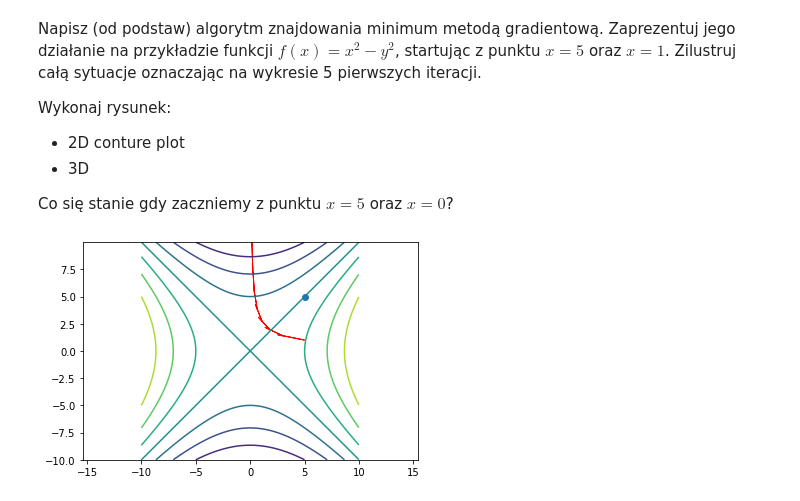
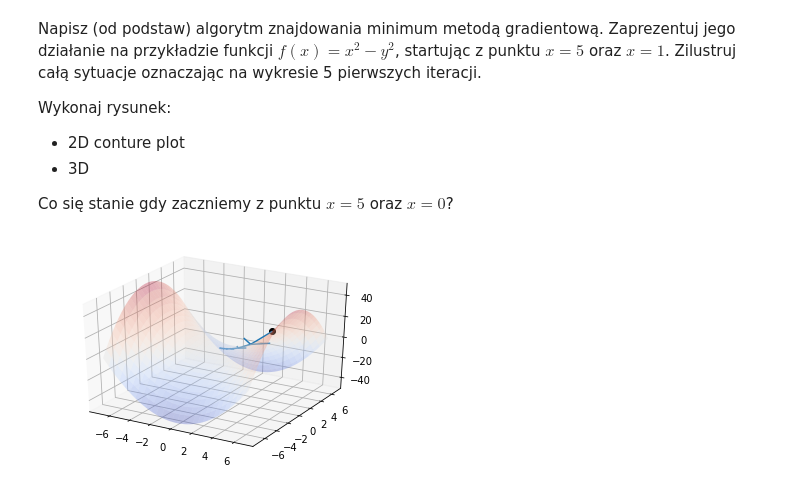
Before and after one commit to Banzanic/PSI-zadania, a Jupyter notebook: Z11_B_Gradient_Descent.ipynb, the cells around one changed output. Cells and saved outputs as stored; diff of their text form; code cells hidden in the pictures.

```diff
--- a/Z11_B_Gradient_Descent.ipynb
+++ b/Z11_B_Gradient_Descent.ipynb
@@ -246,7 +246,7 @@ $$
 import numpy as np
 import matplotlib.pyplot as plt
 
-chi2 = lambda x,y: 4*x**2-2*x+y**2
+chi2 = lambda x,y: x**2-2*x+y**2
 
 x = np.arange(-10,10,0.02)
 y = np.arange(-10,10,0.02)
@@ -263,7 +263,7 @@ plt.plot([5],[5],"o")
 #####################################
 
 def step_gradient_2d(x_current, y_current, learningRate):
-    x_gradient = 8*x_current-2
+    x_gradient = 2*x_current-2
     y_gradient = 2*y_current
 
     new_x = x_current - (learningRate * x_gradient)
@@ -281,8 +281,8 @@ def gradient_descent_runner_2d(starting_x, starting_y, learning_rate, num_iterat
     return [x, y]
 
 
-learning_rate = 0.3
-initial_x = 0 # initial y-intercept guess
+learning_rate = 0.1
+initial_x = 5 # initial y-intercept guess
 initial_y = 5 # initial slope guess
 num_iterations = 1000
 [x, y] = gradient_descent_runner_2d(initial_x, initial_y, learning_rate, num_iterations)
@@ -306,53 +356,67 @@ Wykonaj rysunek:
 
 Co się stanie gdy zaczniemy z punktu $x=5$ oraz $x=0$?
 # %%
+###########
+
 import numpy as np
 import matplotlib.pyplot as plt
+#from mpl_toolkits.mplot3d import Axes3D
+from matplotlib import cm
+from mpl_toolkits.mplot3d import axes3d
+#%matplotlib notebook
 
-chi2 = lambda x,y: x**2-y**2
+plt.close('all')
 
-x = np.arange(-10,10,0.02)
-y = np.arange(-10,10,0.02)
+fun = lambda x,y: x**2-y**2
 
-X,Y= np.meshgrid(x,y)
+fig = plt.figure()
+ax = fig.gca(projection='3d')
 
-Z = chi2(X,Y)
+# Make data.
+X = np.arange(-7, 7, 0.25)
+Y = np.arange(-7, 7, 0.25)
+X, Y = np.meshgrid(X, Y)
+Z = fun(X, Y)
 
-plt.figure()
-CS = plt.contour(X,Y,Z)
+# Plot the surface.
+surf = ax.plot_surface(X, Y, Z, cmap=cm.coolwarm,
+                       linewidth=0.01, antialiased=True, alpha=0.3)
 
-plt.plot([5],[5],"o")
 
 #####################################
 
 def step_gradient_2d(x_current, y_current, learningRate):
     x_gradient = 2*x_current
     y_gradient = -2*y_current
 
-    new_x = x_current - (learningRate * x_gradient)
-    new_y = y_current - (learningRate * y_gradient)
+    new_x = x_current-learningRate*x_gradient
+    new_y = y_current-learningRate*y_gradient
 
-    plt.arrow(x_current, y_current, - (learningRate * x_gradient), - (learningRate * y_gradient), head_width=0.05, head_length=0.5,ec="red")
+    ax.quiver(x_current, y_current, (fun(x_current, y_current)) ,
+              - (learningRate * x_gradient), - (learningRate * y_gradient),
+              (-(fun(x_current,y_current)-fun(new_x,new_y))))
 
     return [new_x, new_y]
+
 def gradient_descent_runner_2d(starting_x, starting_y, learning_rate, num_iterations):
     x = starting_x
     y = starting_y
     for i in range(num_iterations):
         x, y = step_gradient_2d(x, y, learning_rate)
         #print(x, y)
     return [x, y]
 
 
 learning_rate = 0.2
 initial_x = 5 # initial y-intercept guess
-initial_y = 1 # initial slope guess
+initial_y = 0 # initial slope guess
 num_iterations = 10
 [x, y] = gradient_descent_runner_2d(initial_x, initial_y, learning_rate, num_iterations)
 
 
 #####################################
-plt.axis('equal')
+
+plt.plot([initial_x],[initial_y],[fun(initial_x,initial_y)],"ok")
 plt.show()
 # %% [output]
-[figure, old version]
+[figure, new version]
```
Also changed, not shown: parts of 3 cells of this notebook.
